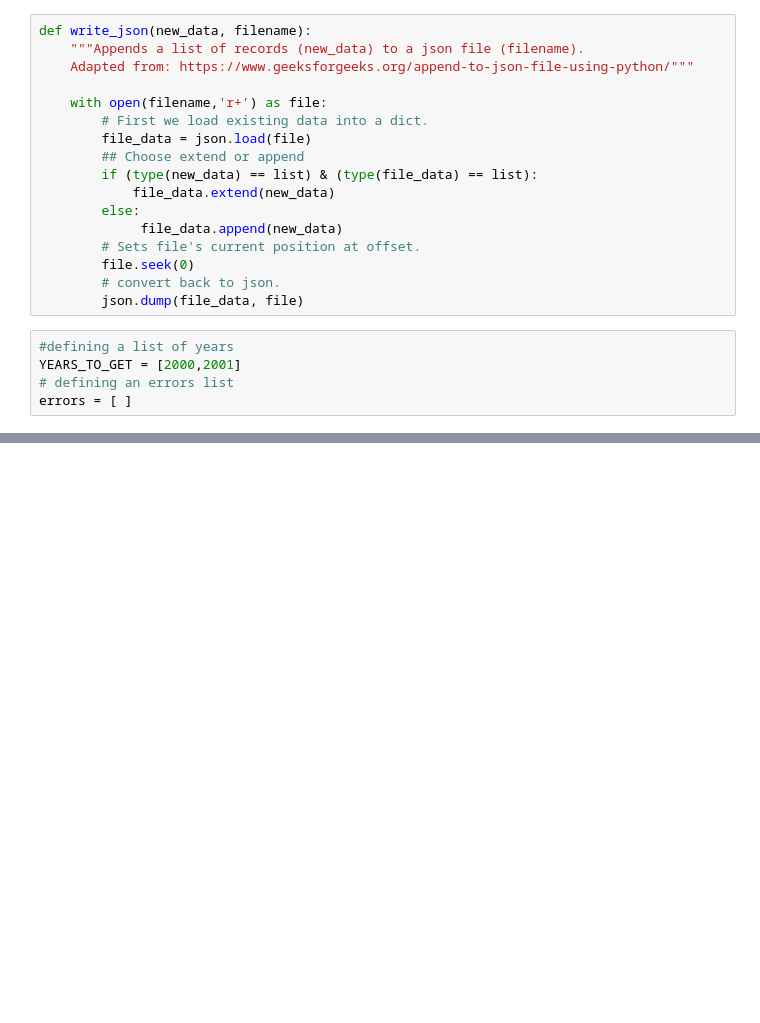
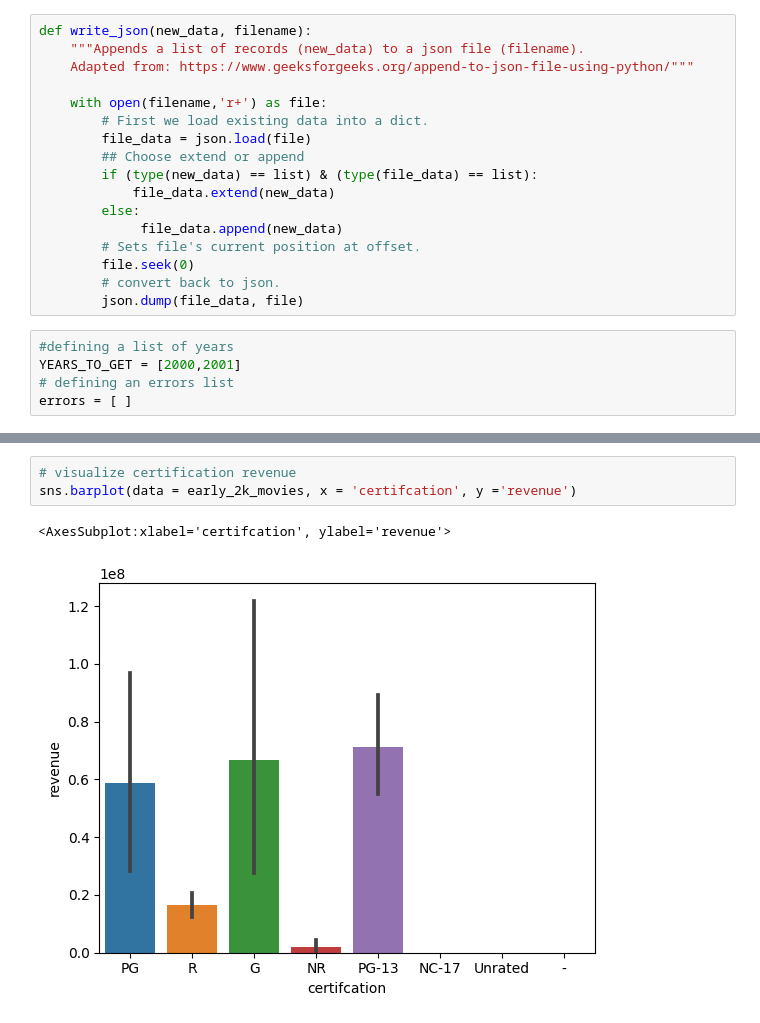
Before and after one commit to Swaghanaian/Project-3-Part-1-through-4, a Jupyter notebook: Project 3 Part 2.ipynb, the cells around one changed output, grey strips where cells are left out. Drawn from its saved outputs; the diff is of its cells as text; blank space fills up the shorter version.

```diff
--- a/Project 3 Part 2.ipynb
+++ b/Project 3 Part 2.ipynb
@@ -121,0 +342,6 @@ print(f"- Total errors: {len(errors)}")
+# %%
+# visualize certification revenue
+sns.barplot(data = early_2k_movies, x = 'certifcation', y ='revenue')
+# %% [output]
+<AxesSubplot:xlabel='certifcation', ylabel='revenue'>
+[figure, added]
```
Also changed, not shown: parts of 27 cells of this notebook, 13 other files.
